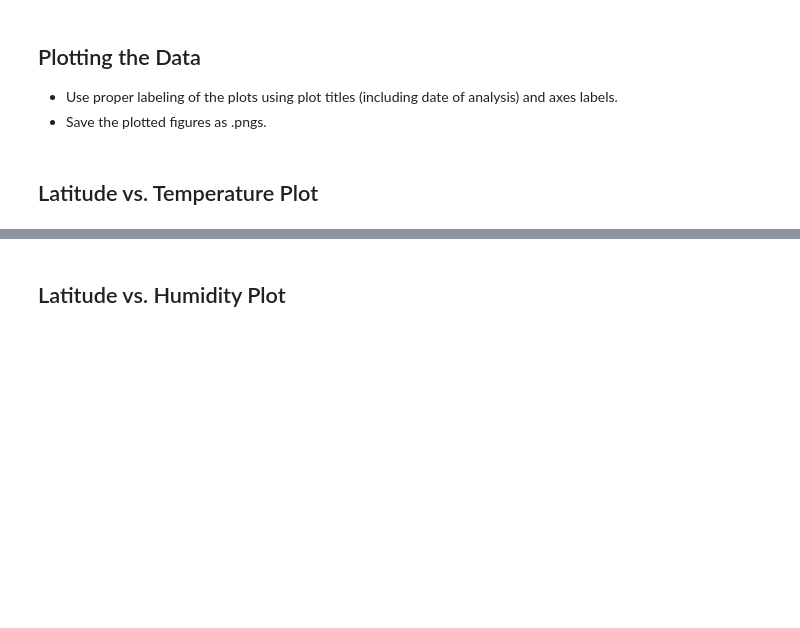
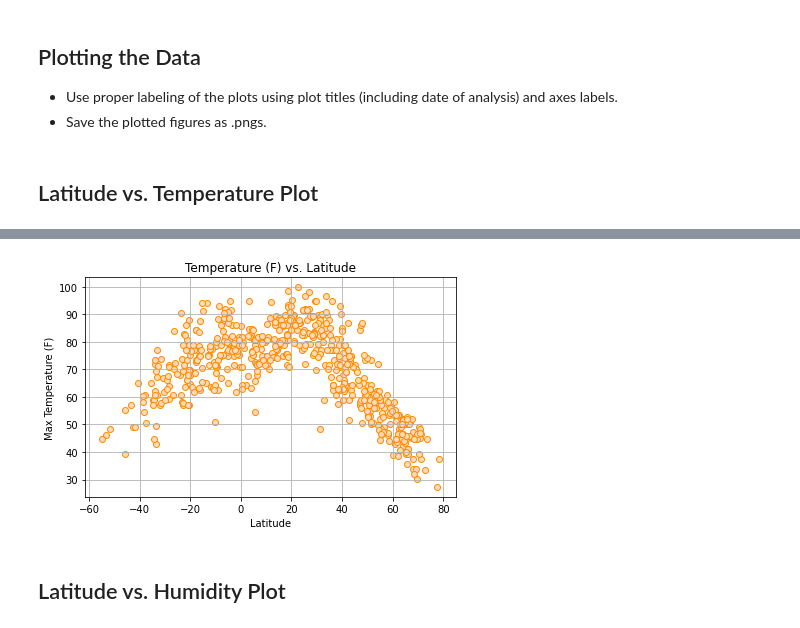
Before and after one commit to KaiCee2010/python-api-challenge, a Jupyter notebook: WeatherPy/WeatherPy.ipynb, the cells around one changed output, grey strips where cells are left out. Saved outputs shown, nothing was run; the diff lists cells and outputs as text; code cells hidden in the pictures; blank space fills up the shorter version.

Commit message:
Added code to plot Latitude vs Temperature.

```diff
--- a/WeatherPy/WeatherPy.ipynb
+++ b/WeatherPy/WeatherPy.ipynb
@@ -177,3 +174,21 @@ Total records in clean_city_data dataframe is 604
+# %%
+lat = clean_city_data['Lat']
+max_temp = clean_city_data['Max Temp']
+
+
+plt.scatter(x=lat, y=max_temp, marker="o", facecolors="peachpuff", edgecolors="darkorange")
+plt.title("Temperature (F) vs. Latitude")
+plt.ylabel("Max Temperature (F)")
+plt.xlabel("Latitude")
+#plt.xlim(min(lat)*1.25, max(lat)*1.25)
+#plt.ylim(min(max_temp)*1.05, max(max_temp)*1.05)
+plt.grid(b=None, which='major', axis='both')
+
+plt.tight_layout()
+
+plt.savefig(os.path.join("Output","maxtemps_lats.png"))
+# %% [output]
+[figure, added]
 # %% [markdown]
 ## Latitude vs. Humidity Plot
 # %%
```
Also changed, not shown: parts of 1 cell of this notebook, 1 other file.
